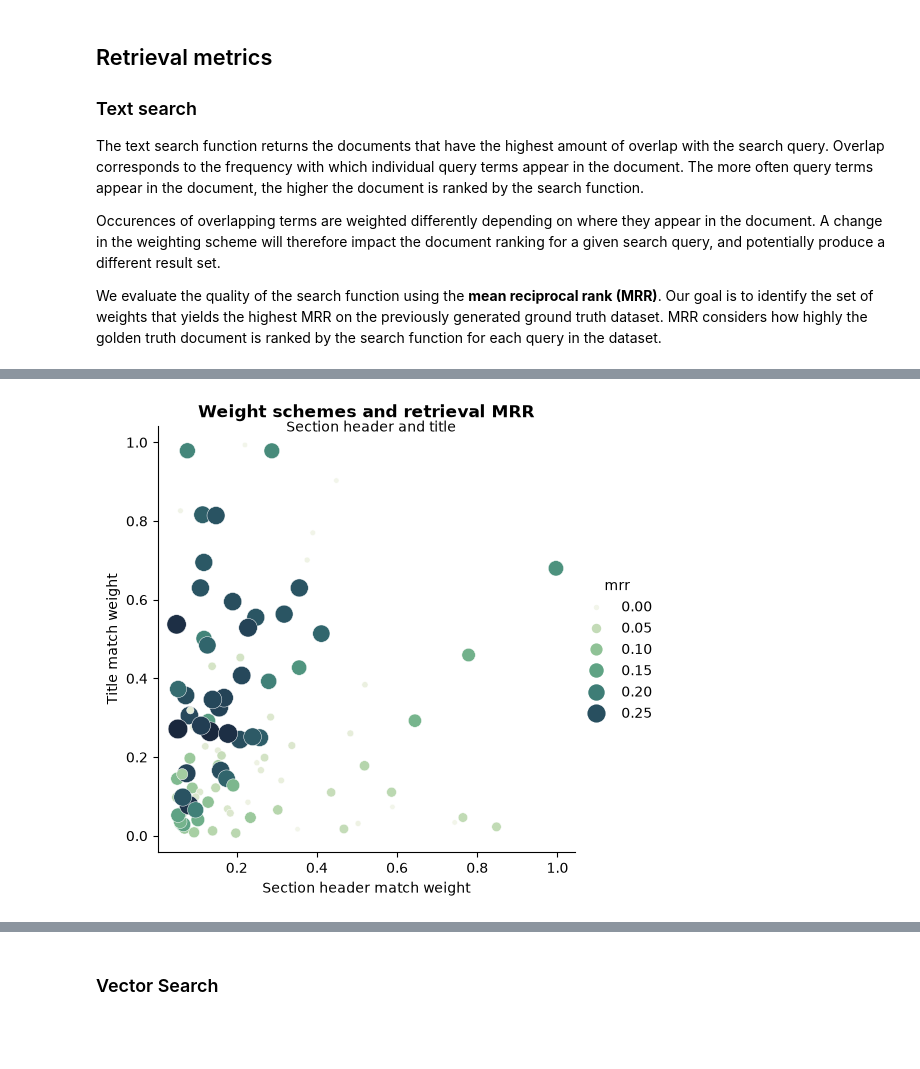
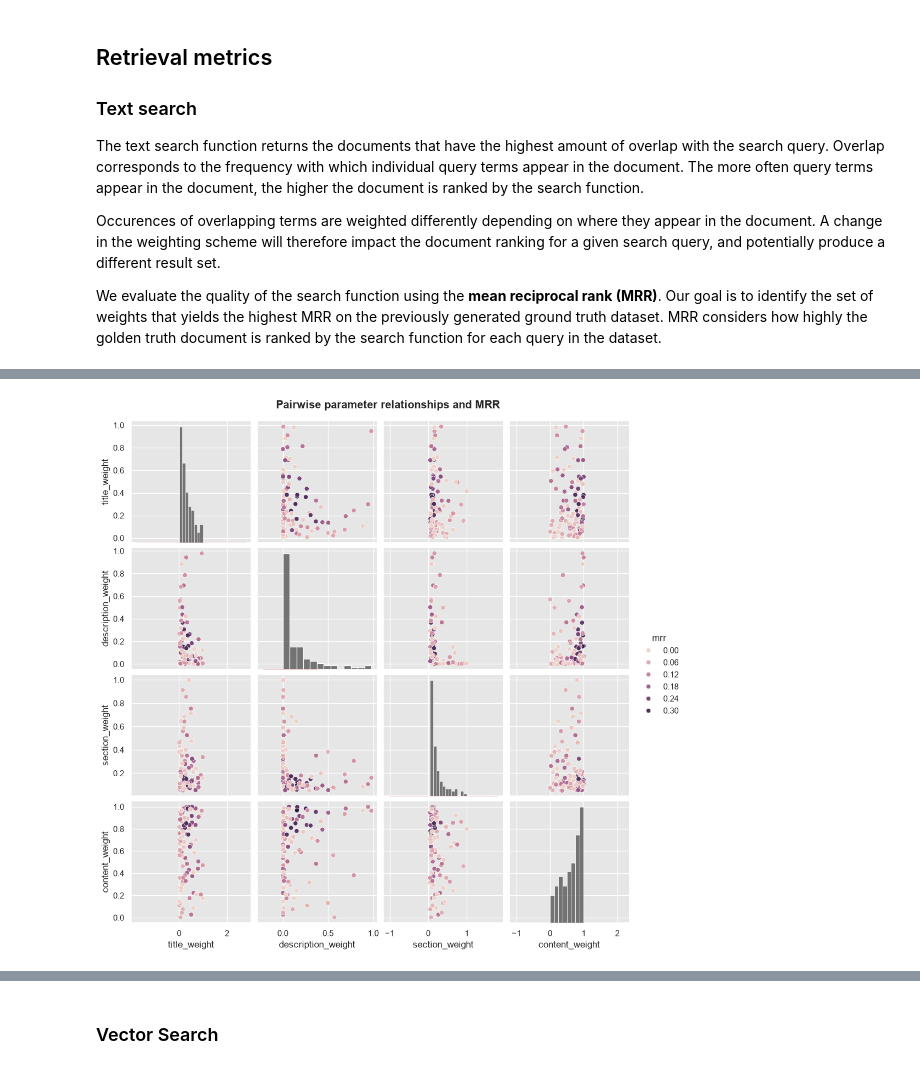
Before and after one commit to bastien-winant/wikifin-rag, a Jupyter notebook: src/wikifin_rag/evaluation.ipynb, the cells around one changed output, grey strips where cells are left out. Cells and saved outputs as stored; diff of their text form; code cells hidden in the pictures; blank space fills up the shorter version.

```diff
--- a/src/wikifin_rag/evaluation.ipynb
+++ b/src/wikifin_rag/evaluation.ipynb
@@ -215,16 +210,19 @@ text_search_trials = pd.read_pickle(dest / filename)
 # %%
-# store the optimization logs in a dataframe
-text_search_trials = pd.read_pickle(dest / filename)
+try:
+    # store the optimization logs in a dataframe
+    trial_logs = pd.read_pickle(dest / filename)
 
-text_search_trial_data = [{
-    "id": trial["tid"] + 1,
-    "mrr": trial["result"]["metrics"]["mrr"],
-    "hit_rate": trial["result"]["metrics"]["hit_rate"],
-    "title_weight": trial["misc"]["vals"]["title_weight"][0],
-    "description_weight": trial["misc"]["vals"]["description_weight"][0],
-    "section_weight": trial["misc"]["vals"]["section_weight"][0],
-    "content_weight": trial["misc"]["vals"]["content_weight"][0],
-    "normalization": trial["misc"]["vals"]["normalization"][0]
-} for trial in text_search_trials.trials]
+    trial_log_data = [{
+        "id": trial["tid"] + 1,
+        "mrr": trial["result"]["metrics"]["mrr"],
+        "hit_rate": trial["result"]["metrics"]["hit_rate"],
+        "title_weight": trial["misc"]["vals"]["title_weight"][0],
+        "description_weight": trial["misc"]["vals"]["description_weight"][0],
+        "section_weight": trial["misc"]["vals"]["section_weight"][0],
+        "content_weight": trial["misc"]["vals"]["content_weight"][0],
+        "normalization": trial["misc"]["vals"]["normalization"][0]
+    } for trial in trial_logs.trials]
 
-text_search_trials_df = pd.DataFrame(data=text_search_trial_data)
+    trial_logs_df = pd.DataFrame(data=trial_log_data)
+except FileNotFoundError as e:
+    print(f"File '{dest / filename}' does not exist.\nPlease check the path or rerun the optimization.")
@@ -260,17 +280,14 @@ plt.show()
-# %%
-sns.relplot(
-    data=text_search_trials_df,
-    x="section_weight",
-    y="title_weight",
-    hue="mrr",
-    palette="ch:r=-.5,l=.95",
-    size="mrr",
-    sizes=(15, 200)
-)
-plt.title("Weight schemes and retrieval MRR", fontweight="bold")
-plt.suptitle("Section header and title", fontsize="medium")
-plt.xlabel("Section header match weight")
-plt.ylabel("Title match weight")
-plt.show()
-# %% [output]
-[figure, removed]
+# %%
+g = sns.pairplot(
+    trial_logs_df.drop(["id", "hit_rate", "normalization"], axis=1),
+    hue="mrr"
+)
+
+g.map_diag(sns.histplot, hue=None, color=".3")
+
+fig = g.figure
+fig.suptitle("Pairwise parameter relationships and MRR", fontweight="bold", y=1.02)
+
+plt.show()
+# %% [output]
+[figure, added]
```
Also changed, not shown: parts of 18 cells of this notebook, 1 other file.
